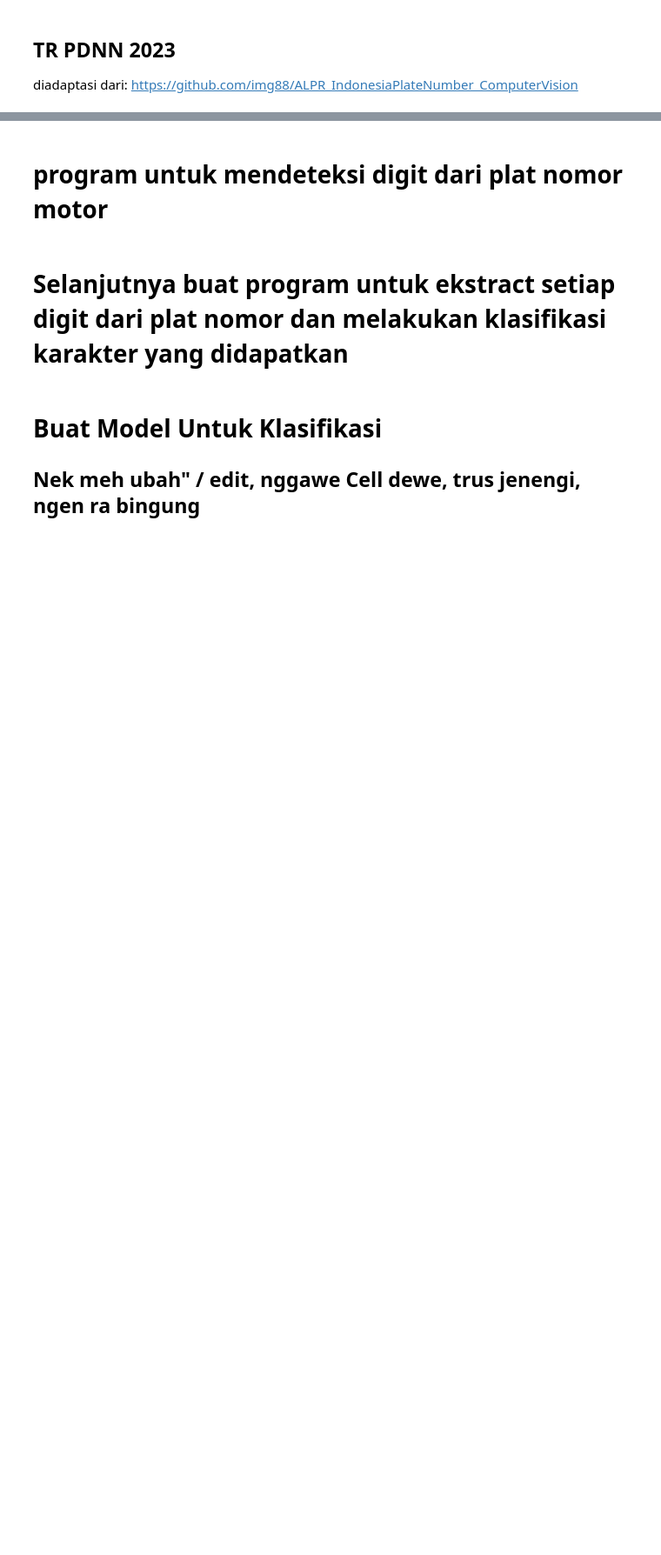
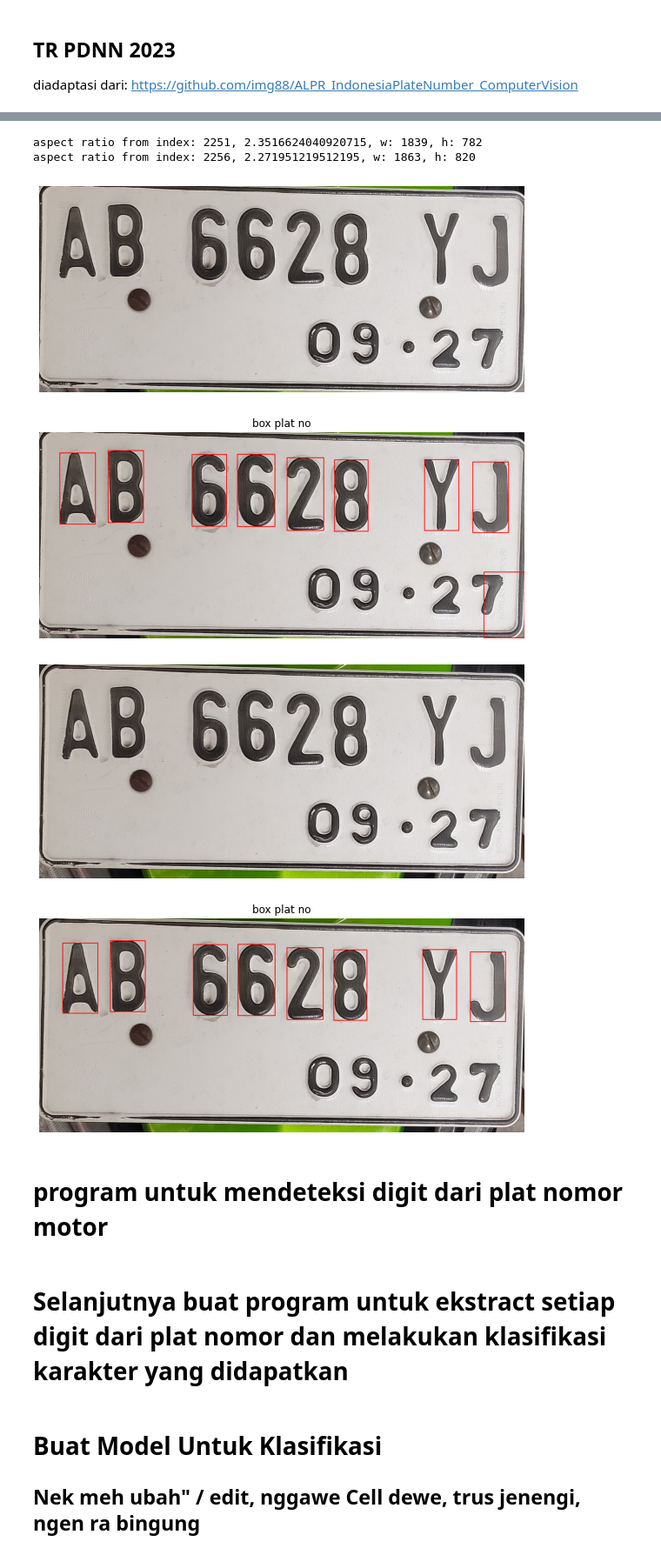
Before and after one commit to ahsanu123/ahsanu123, a Jupyter notebook: license-plate-recognition-using-cnn.ipynb, the cells around one changed output, grey strips where cells are left out. Shown at 87% size. Drawn from its saved outputs; the diff is of its cells as text; code cells hidden in the pictures; blank space fills up the shorter version.

Commit message:
Kaggle Notebook | License plate recognition using CNN | Version 18

```diff
--- a/license-plate-recognition-using-cnn.ipynb
+++ b/license-plate-recognition-using-cnn.ipynb
@@ -27,24 +36,0 @@ import uuid
-# %%
-# Testing the above function
-def display(img_, title=''):
-    img = cv2.cvtColor(img_, cv2.COLOR_BGR2RGB)
-    fig = plt.figure(figsize=(10,6))
-    ax = plt.subplot(111)
-    ax.imshow(img)
-    plt.axis('off')
-    plt.title(title)
-    plt.show()
-
-
-# req = urllib.request.urlopen('https://awsimages.detik.net.id/customthumb/2011/05/09/648/plat-nomor-dalam.jpg')
-req = urllib.request.urlopen('https://raw.githubusercontent.com/img88/ALPR_IndonesiaPlateNumber_ComputerVision/main/test%20images/AB2638XU.jpg')
-# req = urllib.request.urlopen('https://raw.githubusercontent.com/img88/ALPR_IndonesiaPlateNumber_ComputerVision/main/test%20images/AB5592EG.jpg')
-# req = urllib.request.urlopen('https://raw.githubusercontent.com/img88/ALPR_IndonesiaPlateNumber_ComputerVision/main/test%20images/AD2914JG.jpg')
-
-
-arr = np.asarray(bytearray(req.read()), dtype=np.uint8)
-img = cv2.imdecode(arr, -1) # 'Load it as it is'
-
-# img = cv2.imread('../input/ai-indian-license-plate-recognition-data/car.jpg')
-# img = cv2.imread('/kaggle/input/haarcascadeplatenumber/H6240AKC.jpg')
-display(img, 'input image')
@@ -222,7 +170,7 @@ for ra in range(0, len(filename)):
                     ret,thresh = cv2.threshold(crop,127,255,cv2.THRESH_BINARY)
                     char_crop = cv2.resize(thresh, (imgWidth, imgHeight))
                     imgs.append(char_crop)
-                    cv2.imwrite(filename, crop)
+                    cv2.imwrite(filename, char_crop)
 #                     display(char_crop)
 
         except:
@@ -251,33 +199,44 @@ x: 1014, y: 65, w: 144, h: 264
 # %%
-img = cv2.imread(filepath[indeximg])
+img = cv2.imread('/kaggle/input/haarcascadeplatenumber/dataset/AB6628YJ.jpg')
 
 grayimg = cv2.cvtColor(img, cv2.COLOR_BGR2GRAY)
 hisimg  = cv2.adaptiveThreshold(grayimg, 255, cv2.ADAPTIVE_THRESH_GAUSSIAN_C, cv2.THRESH_BINARY, 125, 1)
 blured  = cv2.GaussianBlur(hisimg, (21,21), 0)
 edged   = cv2.Canny(blured, 10, 180)
 
 kernel = cv2.getStructuringElement(cv2.MORPH_RECT,(2,2))
 dilate = cv2.dilate(edged, kernel, iterations=1)
 
 contours, _ = cv2.findContours(dilate, cv2.RETR_EXTERNAL, cv2.CHAIN_APPROX_SIMPLE)
 
 image_copy = img.copy()
 cv2.drawContours(image_copy, contours, -1, (0, 0, 255), 2)
 
 platno=[]
 index=0
 
 for contour in contours:
     x,y,w,h = cv2.boundingRect(contour)
     aspect_ratio = w/h
 
     if w > 560 and h>350 and h<1100 and aspect_ratio > 1.6 and aspect_ratio<=2.6:
         print(f'aspect ratio from index: {index}, {aspect_ratio}, w: {w}, h: {h}')
         platno.append(index)
     index += 1
-print(f'detected plat no: {len(platno)}, index: {indeximg}')
+# print(f'detected plat no: {len(platno)}, index: {indeximg}')
 
-# plt.imshow(img)
-display(img)
-# display(dilate)
-# display(image_copy)
+
+if len(platno)>0:
+    for plat in platno:
+        detectedimg = img.copy()
+        x,y,w,h = cv2.boundingRect(contours[plat])
+        croppedimg = img[y: y+h, x:x+w]
+        display(croppedimg)
+        potongKarakter()
+# %% [output]
+aspect ratio from index: 2251, 2.3516624040920715, w: 1839, h: 782
+aspect ratio from index: 2256, 2.271951219512195, w: 1863, h: 820
+[figure, added]
+[figure, added]
+[figure, added]
+[figure, added]
```
Also changed, not shown: parts of 16 cells of this notebook.
